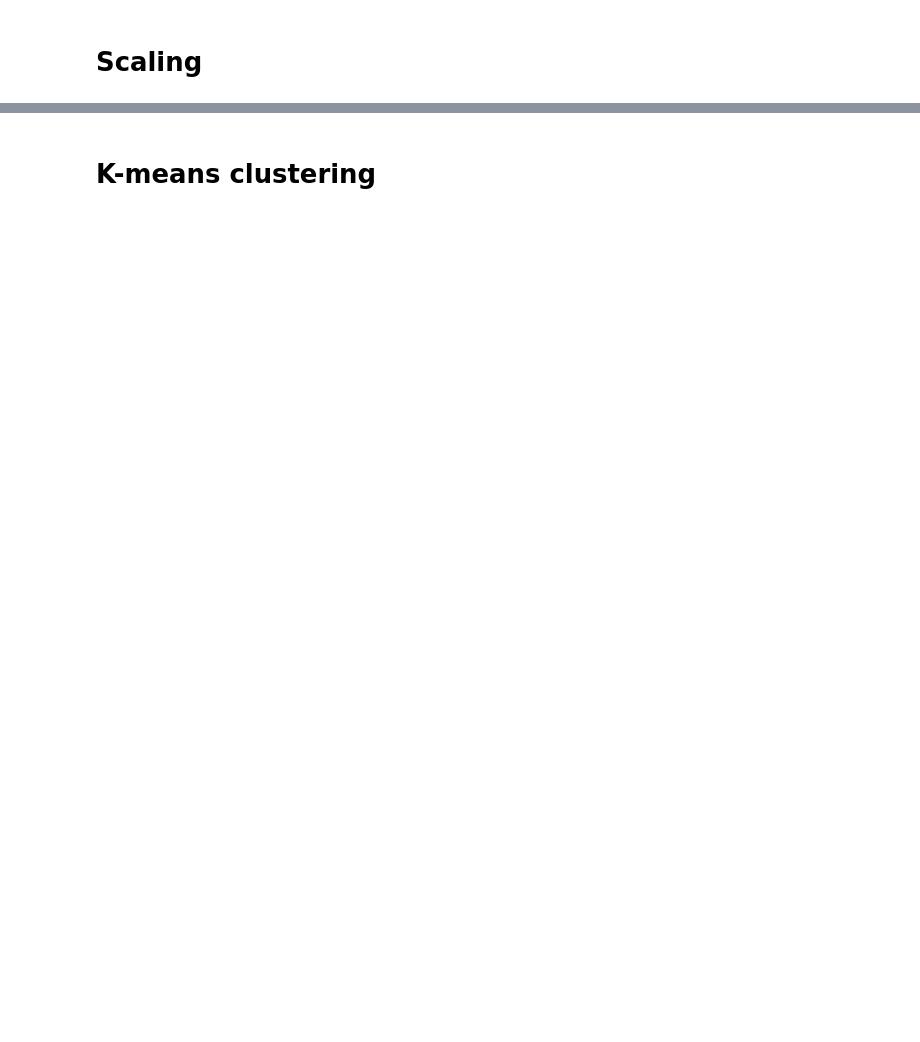
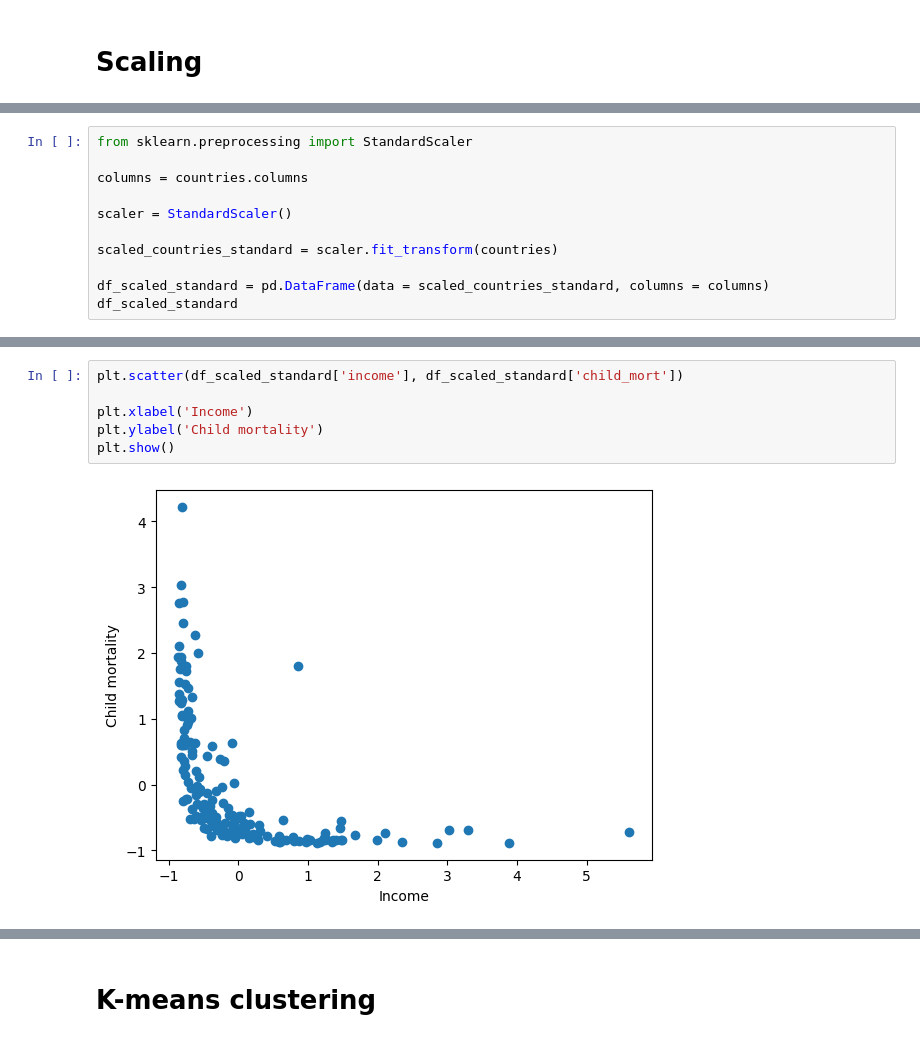
Before and after one commit to stangeorgiana18/PCA-and-cluster-analysis, a Jupyter notebook: cluster-analysis-pca-countries-development.ipynb, the cells around one changed output, grey strips where cells are left out. Drawn from its saved outputs; the diff is of its cells as text; blank space fills up the shorter version.

```diff
--- a/cluster-analysis-pca-countries-development.ipynb
+++ b/cluster-analysis-pca-countries-development.ipynb
@@ -204,0 +314,11 @@ plt.show()
+# %%
+from sklearn.preprocessing import StandardScaler
+
+columns = countries.columns
+
+scaler = StandardScaler()
+
+scaled_countries_standard = scaler.fit_transform(countries)
+
+df_scaled_standard = pd.DataFrame(data = scaled_countries_standard, columns = columns)
+df_scaled_standard
@@ -204,0 +349,8 @@ plt.show()
+# %%
+plt.scatter(df_scaled_standard['income'], df_scaled_standard['child_mort'])
+
+plt.xlabel('Income')
+plt.ylabel('Child mortality')
+plt.show()
+# %% [output]
+[figure, added]
```
Also changed, not shown: parts of 53 cells of this notebook.
